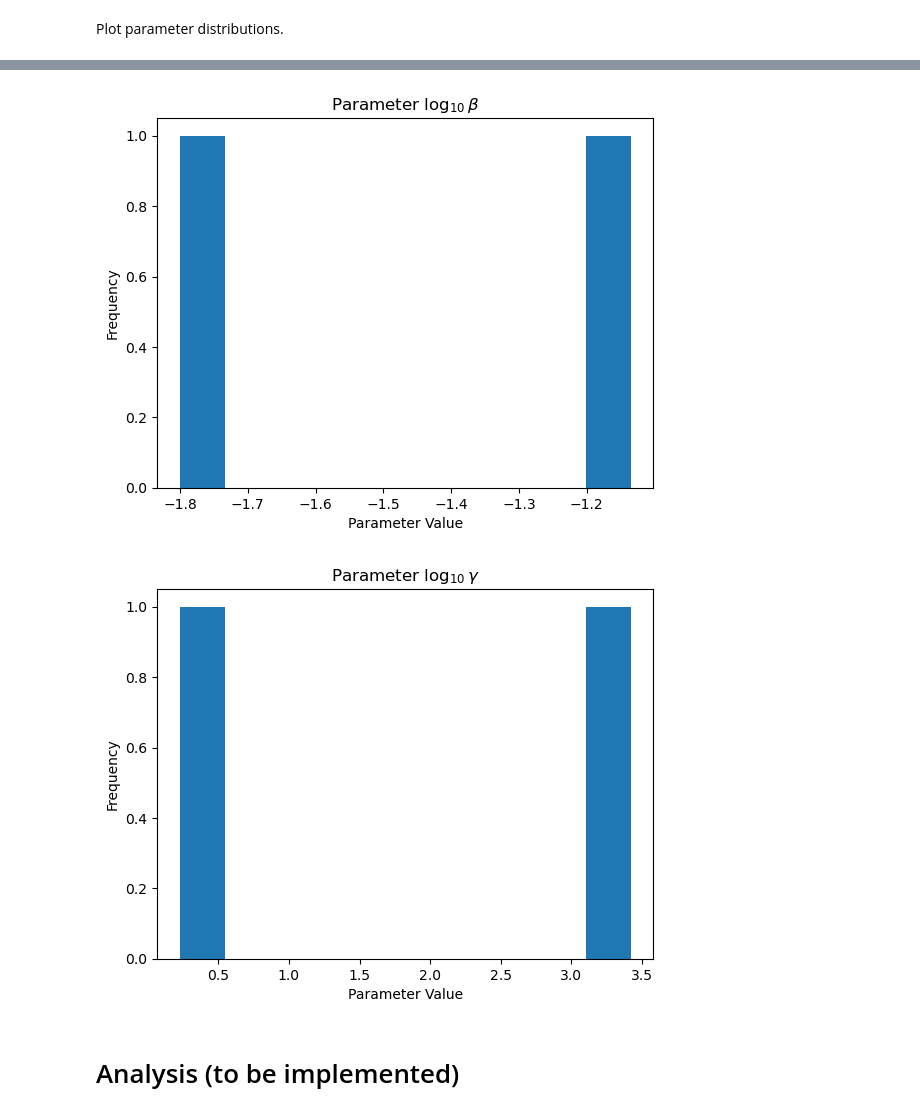
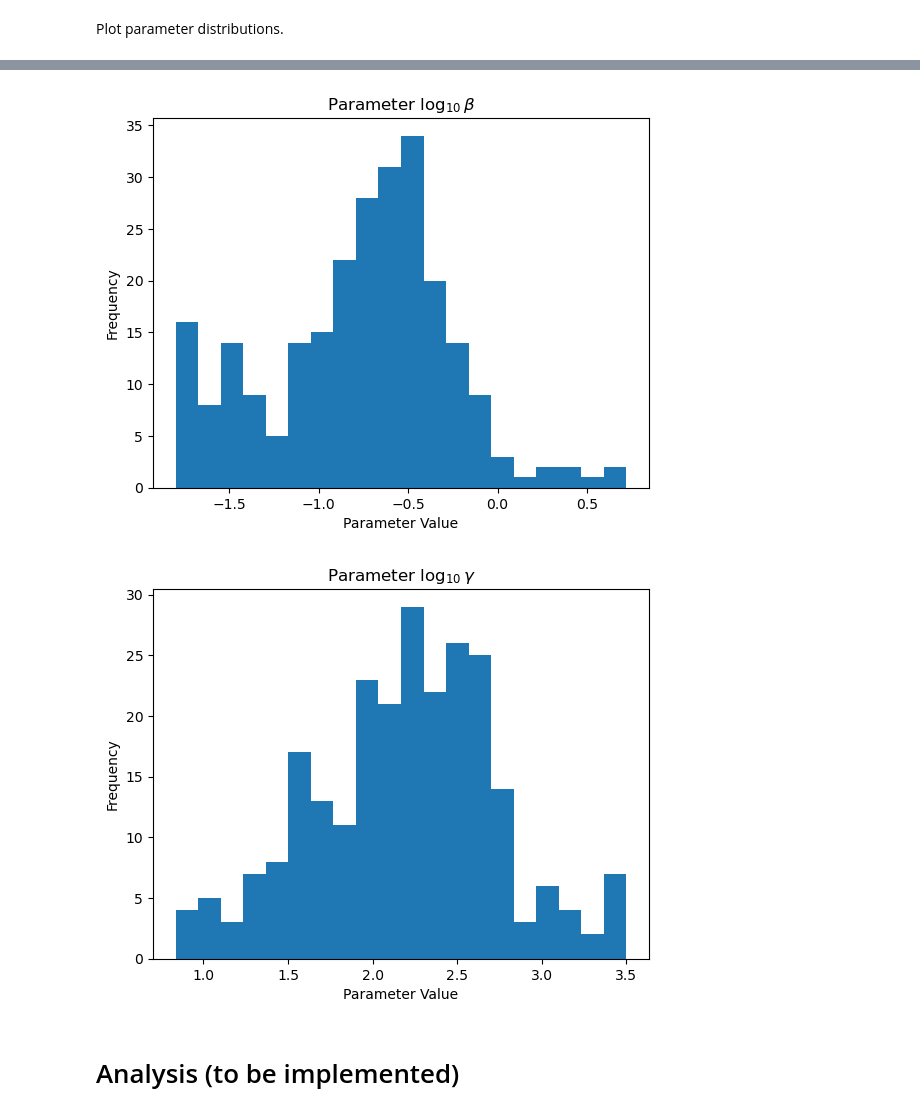
Before and after one commit to pachterlab/monod, a Jupyter notebook: Monod_demo_new.ipynb, the cells around one changed output, grey strips where cells are left out. Cells and saved outputs as stored; diff of their text form; code cells hidden in the pictures.

```diff
--- a/Monod_demo_new.ipynb
+++ b/Monod_demo_new.ipynb
@@ -78,8 +76,2 @@ warnings.simplefilter('ignore')
 # %% [markdown]
 ## Set up model and perform inference.
-# %%
-# Define model.
-fitmodel = cme_toolbox.CMEModel('Bursty','Bernoulli')
-
-# Perform inference.
-new_adata = inference.perform_inference('./output_file_with_layers.h5ad', fitmodel, n_genes=2)
@@ -127,7 +285,7 @@ Plot parameter distributions.
 # %%
 param_names = [i for i in new_adata.var.keys() if 'param' in i]
 for name in param_names:
-    plt.hist(new_adata.var[name])
+    plt.hist(glu_adata.var[name], bins=20)
     plt.title('Parameter ' + name[6:])
     plt.xlabel('Parameter Value')
     plt.ylabel('Frequency')
@@ -138,5 +296,5 @@ for name in param_names:
-[figure, old version]
+[figure, new version]
-[figure, old version]
+[figure, new version]
 # %% [markdown]
 # Analysis (to be implemented)
 # %% [markdown]
```
Also changed, not shown: parts of 16 cells of this notebook, 4 other files.
